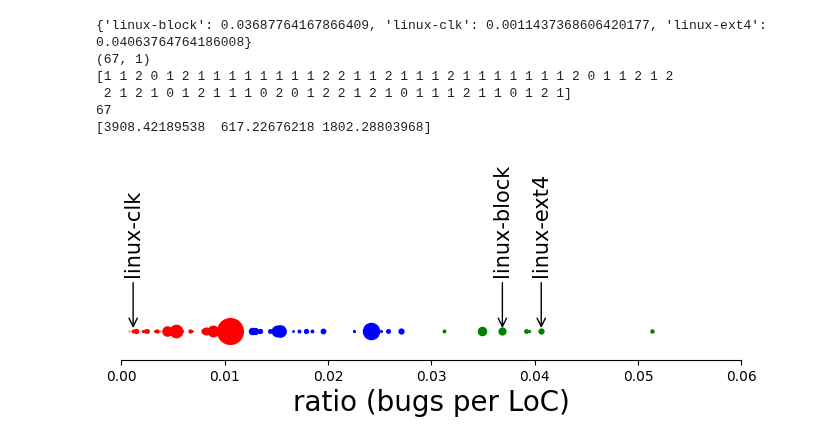
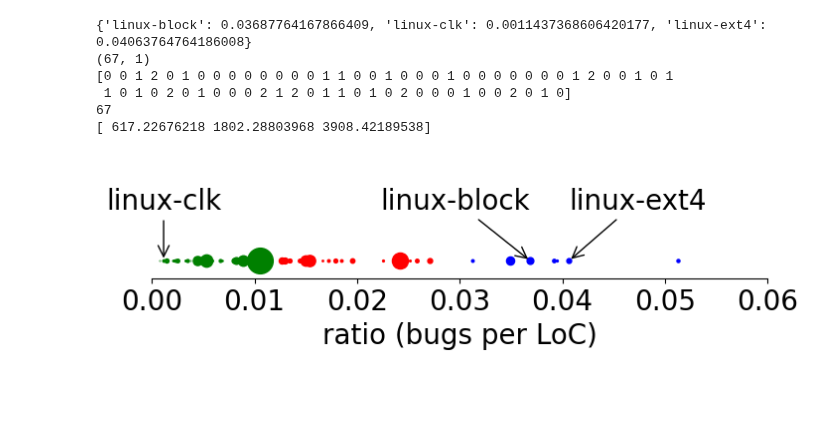
Before and after one commit to Richardhongyu/rfl_empirical_tools, a Jupyter notebook: figures_ppt/knn2.ipynb, the cells around one changed output. Saved outputs shown, nothing was run; the diff lists cells and outputs as text; code cells hidden in the pictures; blank space fills up the shorter version.

```diff
--- a/figures_ppt/knn2.ipynb
+++ b/figures_ppt/knn2.ipynb
@@ -26,38 +26,44 @@ kmeans.fit(X)
 centroids = kmeans.cluster_centers_
 labels = kmeans.labels_
 
-fig,axs=plt.subplots(1,1, figsize=(8, 2.5), dpi=100)
+fig,axs=plt.subplots(1,1, figsize=(8, 1.5), dpi=100)
 
 axs.spines['top'].set_visible(False)
 axs.spines['right'].set_visible(False)
 axs.spines['left'].set_visible(False)
 axs.yaxis.set_ticks_position('left')
 axs.set_xlim((0,6000/10_0000))
 axs.set_ylim((0,1))
 
 # 绘制结果
 colors = ["g", "r", "b"]
 for i in range(len(X)):
     # print(data[i][1])
     # a = int(np.log([data[i][2]*100])[0])
     # print(a)
     # axs.scatter(int( data[i][1]),0.08, c= "b",s = data[i][2]/20)# markersize = 10 colors[labels[i]]
     axs.scatter(data[i][1]/10_0000,0.15, c= colors[labels[i]],s = data[i][2]/20)# markersize = 10 colors[labels[i]]
 print(labels)
 print(len(labels))
 axs.set_yticks([])
 axs.set_xlabel('ratio (bugs per LoC)', size=20)
 # plt.scatter(centroids[:, 0], centroids[:, 0], marker = "x", s = 150, linewidths = 5, zorder = 10)
 print(centroids[:, 0])
 for k in data_dic.items():
-    axs.annotate(f'{k[0]}', xy=(k[1], 0.15), xytext=(k[1], 0.15 * 3),arrowprops=dict(arrowstyle="->",color='black'), fontsize=15, ha='center', rotation=90)
+    if k[0] == 'linux-block':
+        axs.annotate(f'{k[0]}', xy=(k[1], 0.15), xytext=(k[1], 0.15 * 4),arrowprops=dict(arrowstyle="->",color='black'), fontsize=20, ha='right')
+    elif k[0] == 'linux-ext4':
+        axs.annotate(f'{k[0]}', xy=(k[1], 0.15), xytext=(k[1], 0.15 * 4),arrowprops=dict(arrowstyle="->",color='black'), fontsize=20, ha='left')
+    else:
+        axs.annotate(f'{k[0]}', xy=(k[1], 0.15), xytext=(k[1], 0.15 * 4),arrowprops=dict(arrowstyle="->",color='black'), fontsize=20, ha='center')
 
+axs.tick_params(axis='x', labelsize=20)
 plt.savefig("knn.pdf", bbox_inches='tight')
 # %% [output]
 {'linux-block': 0.03687764167866409, 'linux-clk': 0.0011437368606420177, 'linux-ext4': 0.04063764764186008}
 (67, 1)
-[1 1 2 0 1 2 1 1 1 1 1 1 1 1 2 2 1 1 2 1 1 1 2 1 1 1 1 1 1 1 2 0 1 1 2 1 2
- 2 1 2 1 0 1 2 1 1 1 0 2 0 1 2 2 1 2 1 0 1 1 1 2 1 1 0 1 2 1]
+[0 0 1 2 0 1 0 0 0 0 0 0 0 0 1 1 0 0 1 0 0 0 1 0 0 0 0 0 0 0 1 2 0 0 1 0 1
+ 1 0 1 0 2 0 1 0 0 0 2 1 2 0 1 1 0 1 0 2 0 0 0 1 0 0 2 0 1 0]
 67
-[3908.42189538  617.22676218 1802.28803968]
+[ 617.22676218 1802.28803968 3908.42189538]
-[figure, old version]
+[figure, new version]
```
Also changed, not shown: 3 other files.
